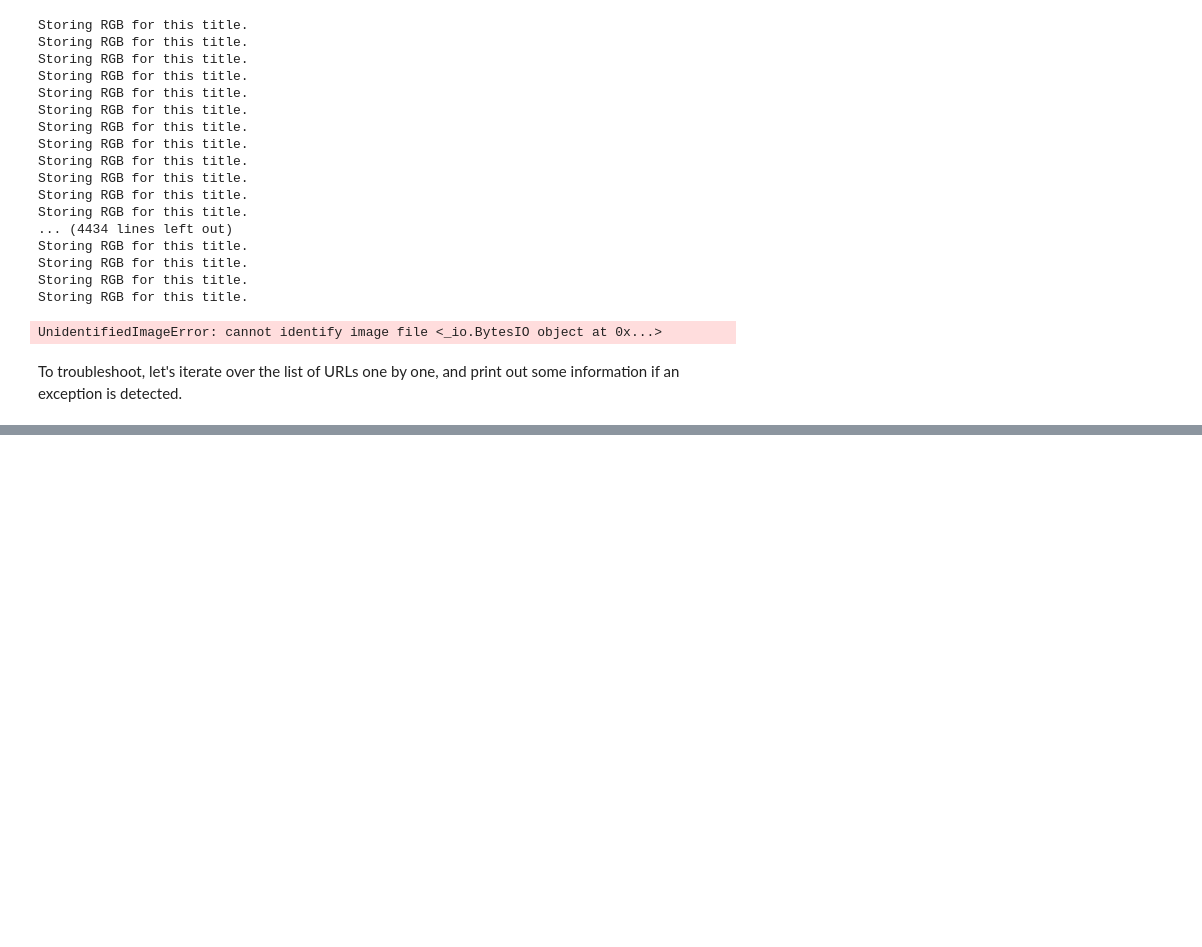
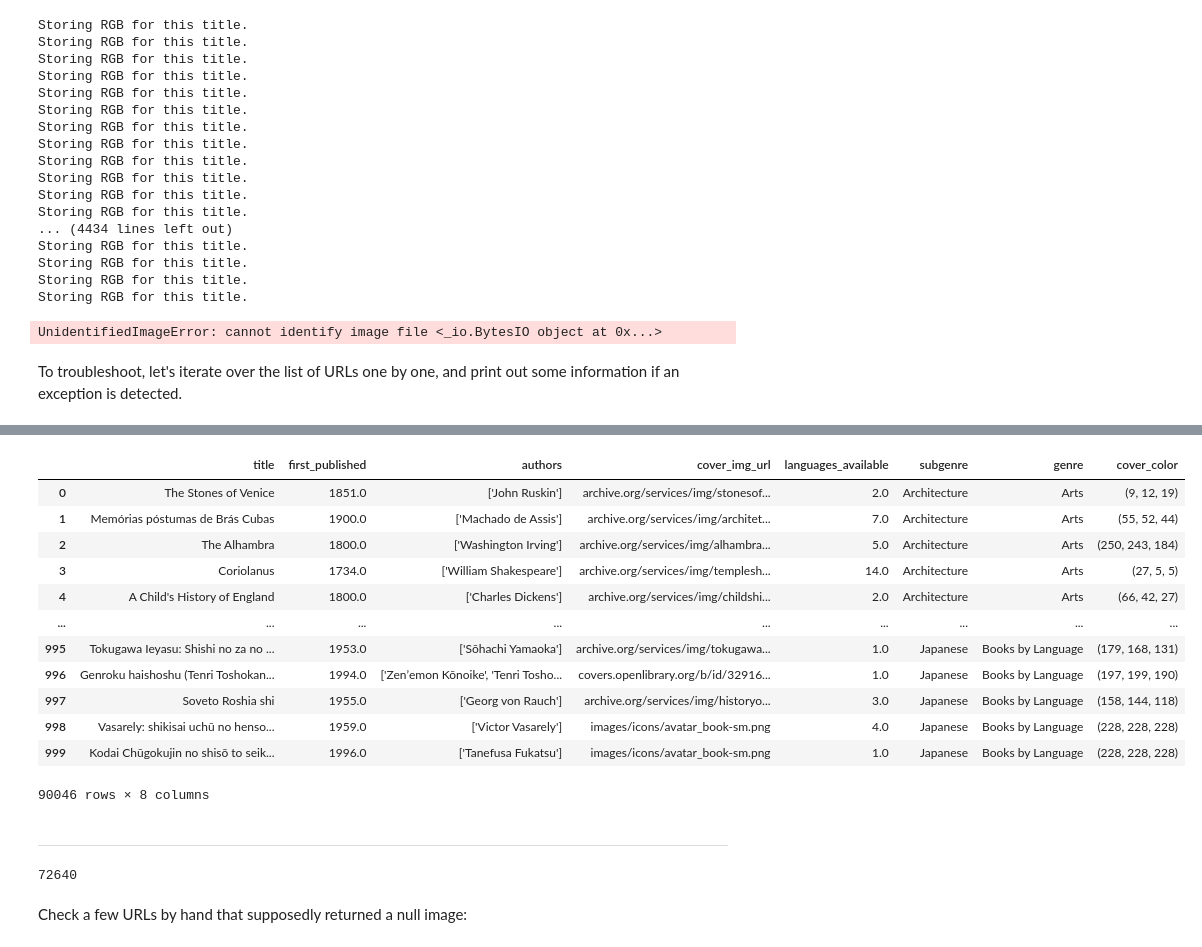
Before and after one commit to ran0027/book-covers, a Jupyter notebook: get_images.ipynb, the cells around one changed output, grey strips where cells are left out. Saved outputs shown, nothing was run; the diff lists cells and outputs as text; code cells hidden in the pictures; blank space fills up the shorter version.

Commit message:
Re-scrape cover colors

```diff
--- a/get_images.ipynb
+++ b/get_images.ipynb
@@ -576,0 +746,22 @@ Name: rgb, Length: 1181, dtype: int64
+# %%
+pd.read_csv('library_w_rgb.csv', index_col=0)
+# %% [output]
+|  | title | first_published | authors | cover_img_url | languages_available | subgenre | genre | cover_color |
+| 0 | The Stones of Venice | 1851.0 | ['John Ruskin'] | archive.org/services/img/stonesof... | 2.0 | Architecture | Arts | (9, 12, 19) |
+| 1 | Memórias póstumas de Brás Cubas | 1900.0 | ['Machado de Assis'] | archive.org/services/img/architet... | 7.0 | Architecture | Arts | (55, 52, 44) |
+| 2 | The Alhambra | 1800.0 | ['Washington Irving'] | archive.org/services/img/alhambra... | 5.0 | Architecture | Arts | (250, 243, 184) |
+| 3 | Coriolanus | 1734.0 | ['William Shakespeare'] | archive.org/services/img/templesh... | 14.0 | Architecture | Arts | (27, 5, 5) |
+| 4 | A Child's History of England | 1800.0 | ['Charles Dickens'] | archive.org/services/img/childshi... | 2.0 | Architecture | Arts | (66, 42, 27) |
+| ... | ... | ... | ... | ... | ... | ... | ... | ... |
+| 995 | Tokugawa Ieyasu: Shishi no za no ... | 1953.0 | ['Sōhachi Yamaoka'] | archive.org/services/img/tokugawa... | 1.0 | Japanese | Books by Language | (179, 168, 131) |
+| 996 | Genroku haishoshu (Tenri Toshokan... | 1994.0 | ['Zenʼemon Kōnoike', 'Tenri Tosho... | covers.openlibrary.org/b/id/32916... | 1.0 | Japanese | Books by Language | (197, 199, 190) |
+| 997 | Soveto Roshia shi | 1955.0 | ['Georg von Rauch'] | archive.org/services/img/historyo... | 3.0 | Japanese | Books by Language | (158, 144, 118) |
+| 998 | Vasarely: shikisai uchū no henso... | 1959.0 | ['Victor Vasarely'] | images/icons/avatar_book-sm.png | 4.0 | Japanese | Books by Language | (228, 228, 228) |
+| 999 | Kodai Chūgokujin no shisō to seik... | 1996.0 | ['Tanefusa Fukatsu'] | images/icons/avatar_book-sm.png | 1.0 | Japanese | Books by Language | (228, 228, 228) |
+90046 rows × 8 columns
+# %% [markdown]
+---
+# %%
+len(rgb_of_dominant_color)
+# %% [output]
+72640
@@ -576,0 +772,2 @@ Name: rgb, Length: 1181, dtype: int64
+# %% [markdown]
+Check a few URLs by hand that supposedly returned a null image:
```
Also changed, not shown: parts of 63 cells of this notebook, 2 other files.
